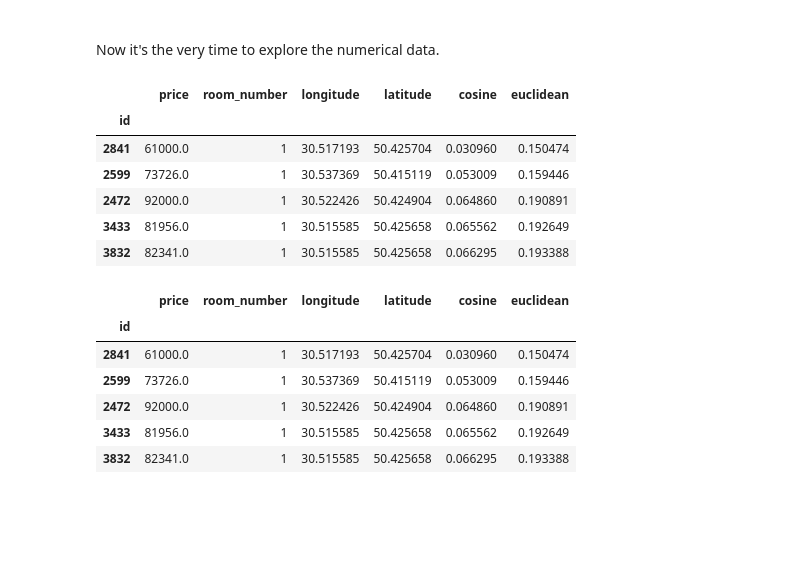
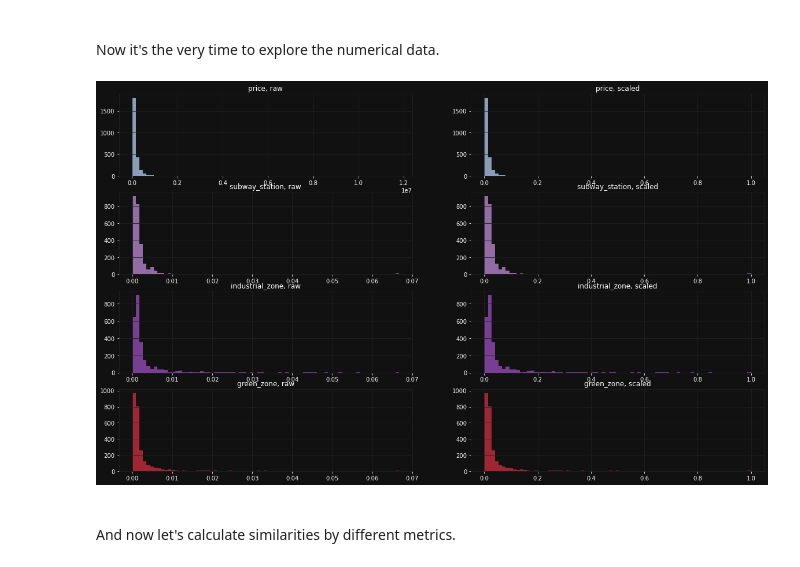
Before and after one commit to xXxRisingTidexXx/rampart, a Jupyter notebook: notebooks/flats.ipynb, the cells around one changed output. Saved outputs shown, nothing was run; the diff lists cells and outputs as text; code cells hidden in the pictures; blank space fills up the shorter version.

```diff
--- a/notebooks/flats.ipynb
+++ b/notebooks/flats.ipynb
@@ -56,30 +67,43 @@ flats.describe()
 # %% [markdown]
 <br />Now it's the very time to explore the numerical data.
-# %%
-scaler = RobustScaler(quantile_range=(25, 75))
-scaler.fit(flats)
-candidates = scaler.transform(flats)
-preferences = scaler.transform(array([[30000, 1, 30.525688, 50.418102]]))
-weights = array([0.07, 0.23, 0.35, 0.35])
-flats['cosine'] = cdist(candidates, preferences, 'cosine', w=weights)
-flats['euclidean'] = cdist(candidates, preferences, 'euclidean', w=weights)
-# %%
-flats.sort_values('cosine').head(5)
-# %% [output]
-|  | price | room_number | longitude | latitude | cosine | euclidean |
-| id |  |  |  |  |  |  |
-| 2841 | 61000.0 | 1 | 30.517193 | 50.425704 | 0.030960 | 0.150474 |
-| 2599 | 73726.0 | 1 | 30.537369 | 50.415119 | 0.053009 | 0.159446 |
-| 2472 | 92000.0 | 1 | 30.522426 | 50.424904 | 0.064860 | 0.190891 |
-| 3433 | 81956.0 | 1 | 30.515585 | 50.425658 | 0.065562 | 0.192649 |
-| 3832 | 82341.0 | 1 | 30.515585 | 50.425658 | 0.066295 | 0.193388 |
-# %%
-flats.sort_values('euclidean').head(5)
-# %% [output]
-|  | price | room_number | longitude | latitude | cosine | euclidean |
-| id |  |  |  |  |  |  |
-| 2841 | 61000.0 | 1 | 30.517193 | 50.425704 | 0.030960 | 0.150474 |
-| 2599 | 73726.0 | 1 | 30.537369 | 50.415119 | 0.053009 | 0.159446 |
-| 2472 | 92000.0 | 1 | 30.522426 | 50.424904 | 0.064860 | 0.190891 |
-| 3433 | 81956.0 | 1 | 30.515585 | 50.425658 | 0.065562 | 0.192649 |
-| 3832 | 82341.0 | 1 | 30.515585 | 50.425658 | 0.066295 | 0.193388 |
+# %%
+def invert(v):
+    return 0 if v == -1 else 1 / max(v, 15)
+# %%
+features = ['price', 'subway_station', 'industrial_zone', 'green_zone']
+scores = [
+    DataFrame(
+        array(
+            [
+                flats['price'],
+                flats['subway_station_distance'].apply(invert),
+                flats['industrial_zone_distance'].apply(invert),
+                flats['green_zone_distance'].apply(invert)
+            ]
+        ).T,
+        columns=features
+    )
+]
+scaler = MinMaxScaler()
+scaler.fit(scores[0])
+scores.append(DataFrame(scaler.transform(scores[0]), columns=features))
+# %%
+kinds = ['raw', 'scaled']
+colors = ['#c0d8ff', '#ca95e5', '#a352cc', '#e02f44']
+figure, axes = subplots(len(features), len(kinds), figsize=(20, 12))
+for i in range(len(features)):
+    for j in range(len(kinds)):
+        axes[i, j].set_title(f'{features[i]}, {kinds[j]}')
+        distplot(
+            scores[j][features[i]],
+            ax=axes[i, j],
+            color=colors[i],
+            kde=False,
+            bins=75,
+            axlabel=False,
+            hist_kws={'alpha': 0.7}
+        )
+# %% [output]
+[figure, added]
+# %% [markdown]
+<br /> And now let's calculate similarities by different metrics.
```
Also changed, not shown: parts of 6 cells of this notebook, 4 other files.
